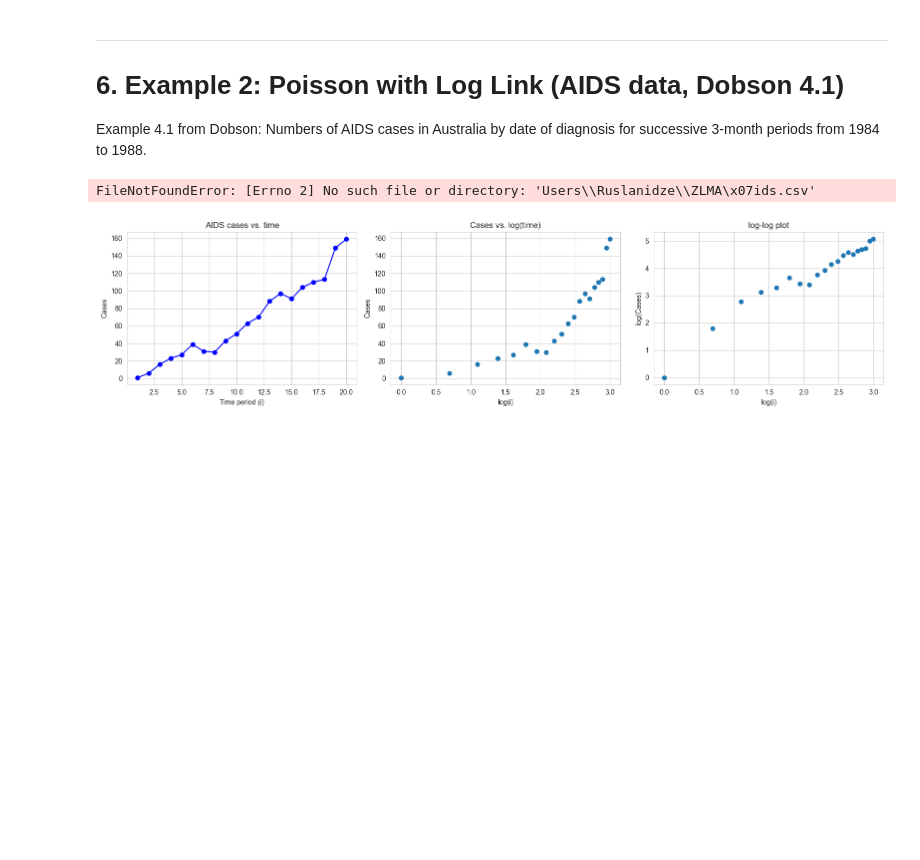
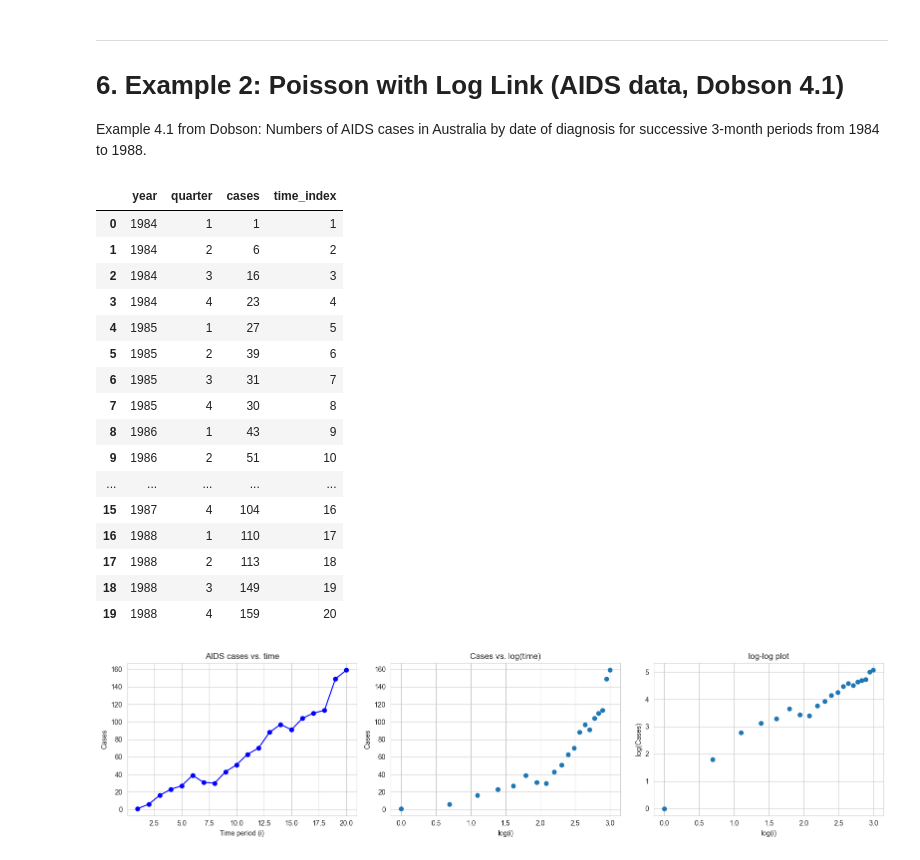
Before and after one commit to gulierus/ZLMA, a Jupyter notebook: 01ZLMA_ex02.ipynb, the cells around one changed output. Drawn from its saved outputs; the diff is of its cells as text; code cells hidden in the pictures; blank space fills up the shorter version.

```diff
--- a/01ZLMA_ex02.ipynb
+++ b/01ZLMA_ex02.ipynb
@@ -578,15 +578,29 @@ statsmodels estimate: [7.451633 4.9353  ]
 Example 4.1 from Dobson: Numbers of AIDS cases in Australia by date of diagnosis for successive 3-month periods from 1984 to 1988.
 # %%
 # Load AIDS data from GitHub
-aids_data = "Users\Ruslanidze\ZLMA\aids.csv"
 
-
-aids_data = pd.read_csv("Users\Ruslanidze\ZLMA\aids.csv")
+aids_data = "\\Users\\Ruslanidze\\ZLMA\\aids.csv"
 aids = pd.read_csv(aids_data)
 aids['time_index'] = np.arange(1, len(aids) + 1)
 aids
 # %% [output]
-FileNotFoundError: [Errno 2] No such file or directory: 'Users\\Ruslanidze\\ZLMA\x07ids.csv'
+|  | year | quarter | cases | time_index |
+| 0 | 1984 | 1 | 1 | 1 |
+| 1 | 1984 | 2 | 6 | 2 |
+| 2 | 1984 | 3 | 16 | 3 |
+| 3 | 1984 | 4 | 23 | 4 |
+| 4 | 1985 | 1 | 27 | 5 |
+| 5 | 1985 | 2 | 39 | 6 |
+| 6 | 1985 | 3 | 31 | 7 |
+| 7 | 1985 | 4 | 30 | 8 |
+| 8 | 1986 | 1 | 43 | 9 |
+| 9 | 1986 | 2 | 51 | 10 |
+| ... | ... | ... | ... | ... |
+| 15 | 1987 | 4 | 104 | 16 |
+| 16 | 1988 | 1 | 110 | 17 |
+| 17 | 1988 | 2 | 113 | 18 |
+| 18 | 1988 | 3 | 149 | 19 |
+| 19 | 1988 | 4 | 159 | 20 |
 # %%
 fig, axes = plt.subplots(1, 3, figsize=(16, 4))
 
```
Also changed, not shown: parts of 11 cells of this notebook.
